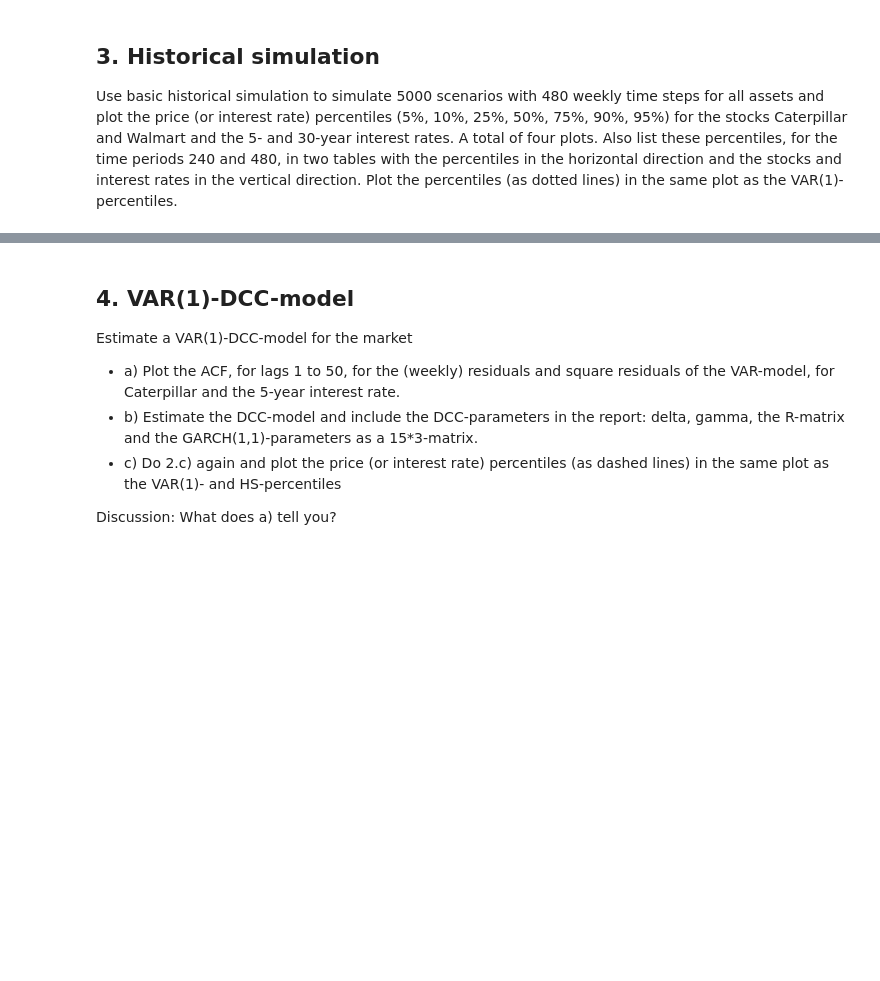
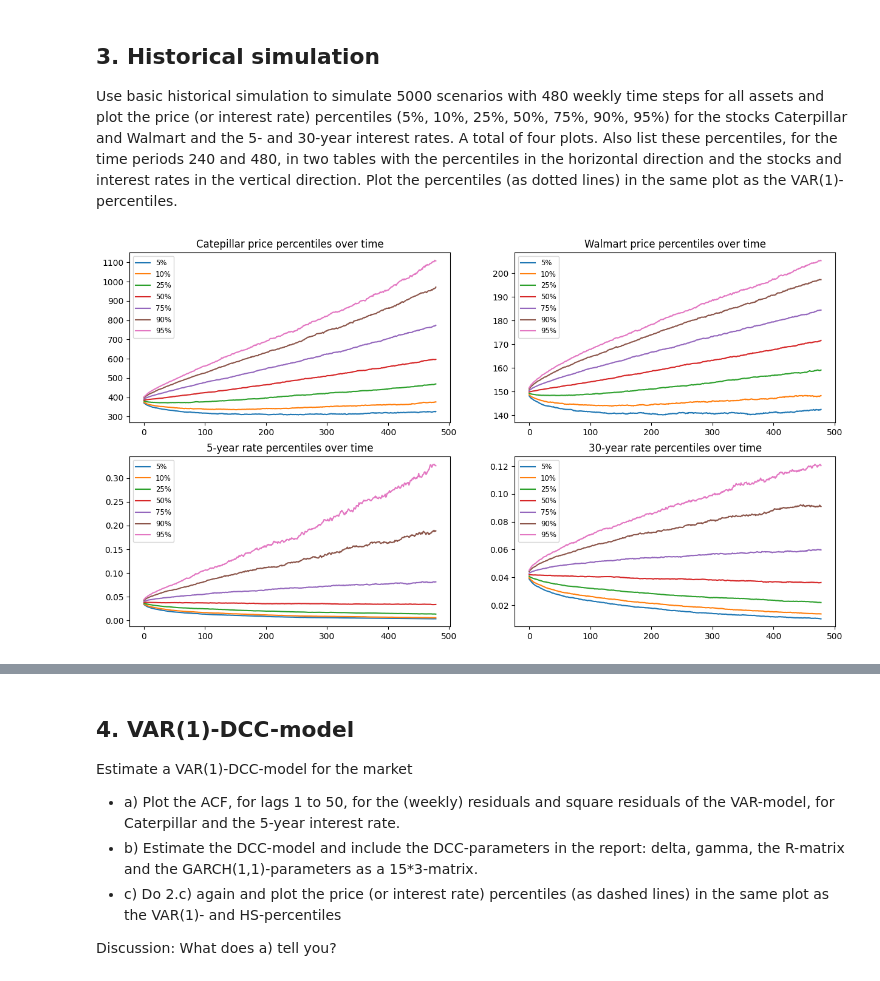
Before and after one commit to JohanHerbert/Lab2_ERM, a Jupyter notebook: Lab2_notebook.ipynb, the cells around one changed output, grey strips where cells are left out. Drawn from its saved outputs; the diff is of its cells as text; code cells hidden in the pictures; blank space fills up the shorter version.

```diff
--- a/Lab2_notebook.ipynb
+++ b/Lab2_notebook.ipynb
@@ -262,0 +306,31 @@ rates in the vertical direction. Plot the percentiles (as dotted lines) in the s
+# %%
+percentiles = ['5%', '10%', '25%', '50%', '75%', '90%', '95%']
+fig, ax = plt.subplots(2, 2, figsize=(15, 8))
+
+for i, label in enumerate(percentiles):
+    ax[0, 0].plot(catepillarPercentile[1:, i], label=label)
+
+ax[0, 0].set_title('Catepillar price percentiles over time')
+ax[0, 0].legend(fontsize = 'small')
+
+for i, label in enumerate(percentiles):
+    ax[0, 1].plot(walmartPercentile[1:, i], label=label)
+
+ax[0, 1].set_title('Walmart price percentiles over time')
+ax[0, 1].legend(fontsize = 'small')
+
+for i, label in enumerate(percentiles):
+    ax[1, 0].plot(fiveYearPercentile[1:, i], label=label)
+
+ax[1, 0].set_title('5-year rate percentiles over time')
+ax[1, 0].legend(fontsize = 'small')
+
+for i, label in enumerate(percentiles):
+    ax[1, 1].plot(thirtyYearPercentile[1:, i], label=label)
+
+ax[1, 1].set_title('30-year rate percentiles over time')
+ax[1, 1].legend(fontsize = 'small')
+
+plt.show()
+# %% [output]
+[figure, added]
```
Also changed, not shown: parts of 11 cells of this notebook.
